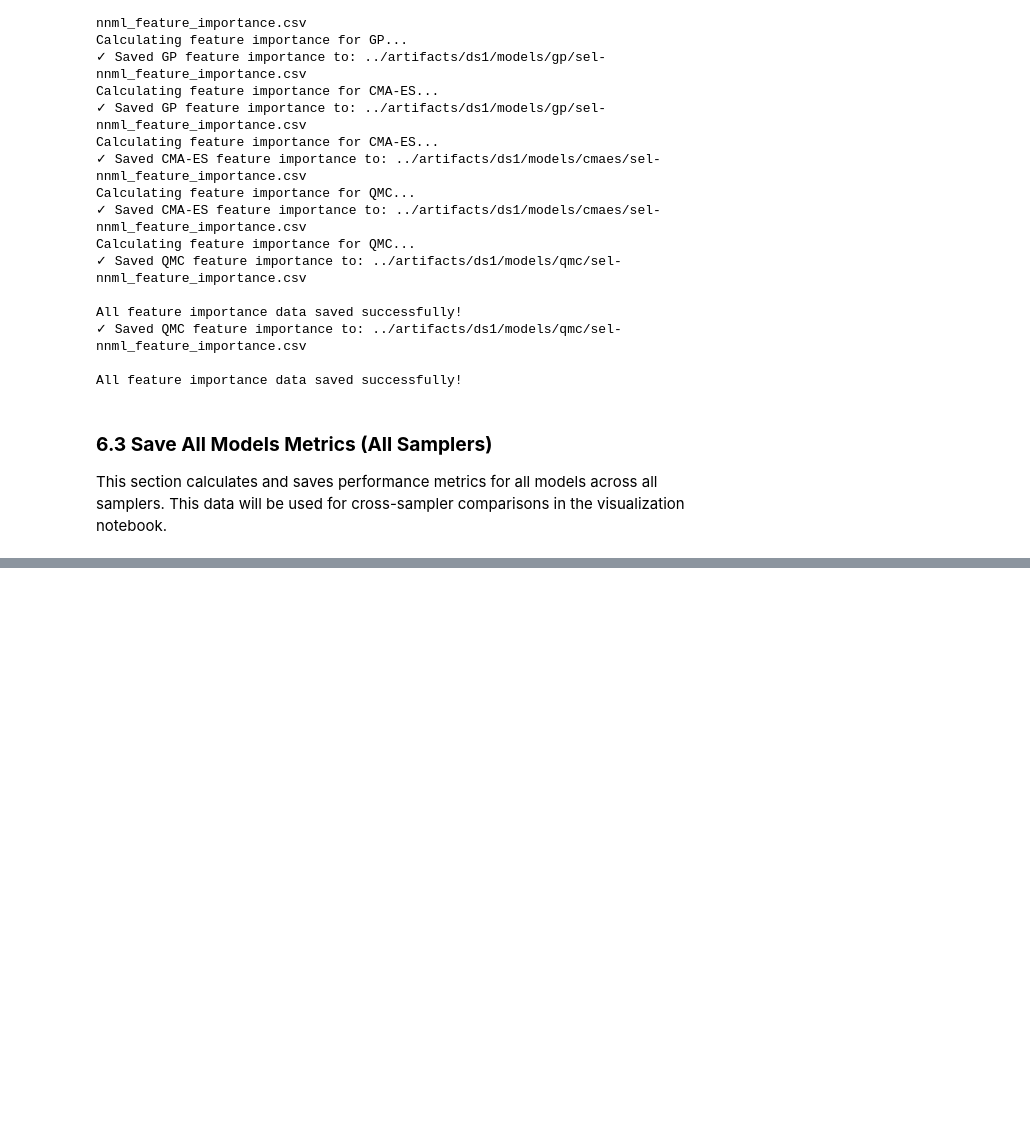
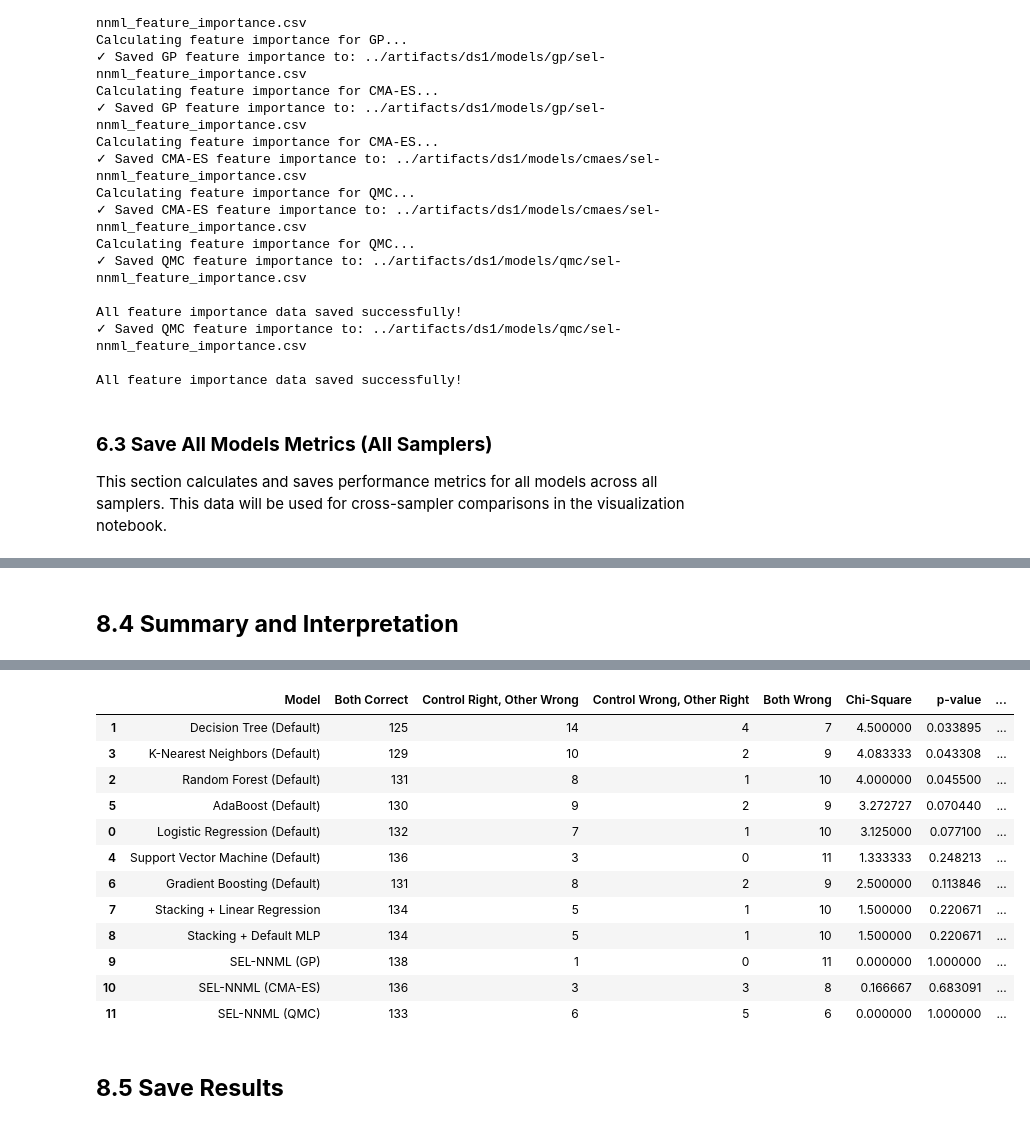
Before and after one commit to azhar-anas/sel-nnml-heart-disease-prediction, a Jupyter notebook: notebooks/2.1_ds1_sel-nnml_tunin-training.ipynb, the cells around one changed output, grey strips where cells are left out. Cells and saved outputs as stored; diff of their text form; code cells hidden in the pictures; blank space fills up the shorter version.

```diff
--- a/notebooks/2.1_ds1_sel-nnml_tunin-training.ipynb
+++ b/notebooks/2.1_ds1_sel-nnml_tunin-training.ipynb
@@ -2117,0 +1943,64 @@ SUMMARY: Top 5 Models by Accuracy
+# %% [markdown]
+## **8.4 Summary and Interpretation**
+# %%
+# Summary statistics
+sig_count_mcnemar = mcnemar_df['Significant (α=0.05)'].sum()
+
+# Models where control is significantly better (b > c and significant)
+control_better = mcnemar_df[
+    (mcnemar_df['Significant (α=0.05)']) &
+    (mcnemar_df['Control Right, Other Wrong'] > mcnemar_df['Control Wrong, Other Right'])
+]
+
+# Models where other is significantly better (c > b and significant)
+control_worse = mcnemar_df[
+    (mcnemar_df['Significant (α=0.05)']) &
+    (mcnemar_df['Control Wrong, Other Right'] > mcnemar_df['Control Right, Other Wrong'])
+]
+
+print()
+print("="*80)
+print("MCNEMAR'S TEST SUMMARY")
+print("="*80)
+print(f"Control Model: {CONTROL_MODEL}")
+print(f"Test Set Size: {len(y_test)}")
+print(f"Total Comparisons: {n_comparisons}")
+print(f"Significance Level: α = {ALPHA} (Bonferroni-corrected)")
+print()
+print("Results:")
+print(f"  ✓ Significantly Different From:   {sig_count_mcnemar}/{n_comparisons} models")
+print(f"    - Control Better:                {len(control_better)}")
+print(f"    - Control Worse:                 {len(control_worse)}")
+print(f"  ≈ No Significant Difference:       {n_comparisons - sig_count_mcnemar}/{n_comparisons} models")
+print()
+
+if len(control_better) > 0:
+    print("Models Significantly Outperformed by Control:")
+    for _, row in control_better.iterrows():
+        b = row['Control Right, Other Wrong']
+        c = row['Control Wrong, Other Right']
+        print(f"  • {row['Model']:<45} (b={b}, c={c}, χ²={row['Chi-Square']:.3f}, p={row['p-value (Bonferroni)']:.4f})")
+
+if len(control_worse) > 0:
+    print()
+    print("Models That Significantly Outperformed Control:")
+    for _, row in control_worse.iterrows():
+        b = row['Control Right, Other Wrong']
+        c = row['Control Wrong, Other Right']
+        print(f"  • {row['Model']:<45} (b={b}, c={c}, χ²={row['Chi-Square']:.3f}, p={row['p-value (Bonferroni)']:.4f})")
+
+print()
+print("Interpretation:")
+print("  - 'b' (Control Right, Other Wrong): Instances where control is correct but other model is wrong")
+print("  - 'c' (Control Wrong, Other Right): Instances where control is wrong but other model is correct")
+print("  - If b >> c: Control makes fewer errors → control is better")
+print("  - If c >> b: Other model makes fewer errors → other model is better")
+print("  - If b ≈ c: Models make different but equal errors → no significant difference")
+print("="*80)
+print()
+
+# Display full results table
+print("DETAILED RESULTS TABLE:")
+print("="*80)
+display(mcnemar_df)
+# %% [output]
@@ -2117,0 +2024,15 @@ SUMMARY: Top 5 Models by Accuracy
+|  | Model | Both Correct | Control Right, Other Wrong | Control Wrong, Other Right | Both Wrong | Chi-Square | p-value | ... |
+| 1 | Decision Tree (Default) | 125 | 14 | 4 | 7 | 4.500000 | 0.033895 | ... |
+| 3 | K-Nearest Neighbors (Default) | 129 | 10 | 2 | 9 | 4.083333 | 0.043308 | ... |
+| 2 | Random Forest (Default) | 131 | 8 | 1 | 10 | 4.000000 | 0.045500 | ... |
+| 5 | AdaBoost (Default) | 130 | 9 | 2 | 9 | 3.272727 | 0.070440 | ... |
+| 0 | Logistic Regression (Default) | 132 | 7 | 1 | 10 | 3.125000 | 0.077100 | ... |
+| 4 | Support Vector Machine (Default) | 136 | 3 | 0 | 11 | 1.333333 | 0.248213 | ... |
+| 6 | Gradient Boosting (Default) | 131 | 8 | 2 | 9 | 2.500000 | 0.113846 | ... |
+| 7 | Stacking + Linear Regression | 134 | 5 | 1 | 10 | 1.500000 | 0.220671 | ... |
+| 8 | Stacking + Default MLP | 134 | 5 | 1 | 10 | 1.500000 | 0.220671 | ... |
+| 9 | SEL-NNML (GP) | 138 | 1 | 0 | 11 | 0.000000 | 1.000000 | ... |
+| 10 | SEL-NNML (CMA-ES) | 136 | 3 | 3 | 8 | 0.166667 | 0.683091 | ... |
+| 11 | SEL-NNML (QMC) | 133 | 6 | 5 | 6 | 0.000000 | 1.000000 | ... |
+# %% [markdown]
+## **8.5 Save Results**
```
Also changed, not shown: parts of 41 cells of this notebook, 6 other files.
